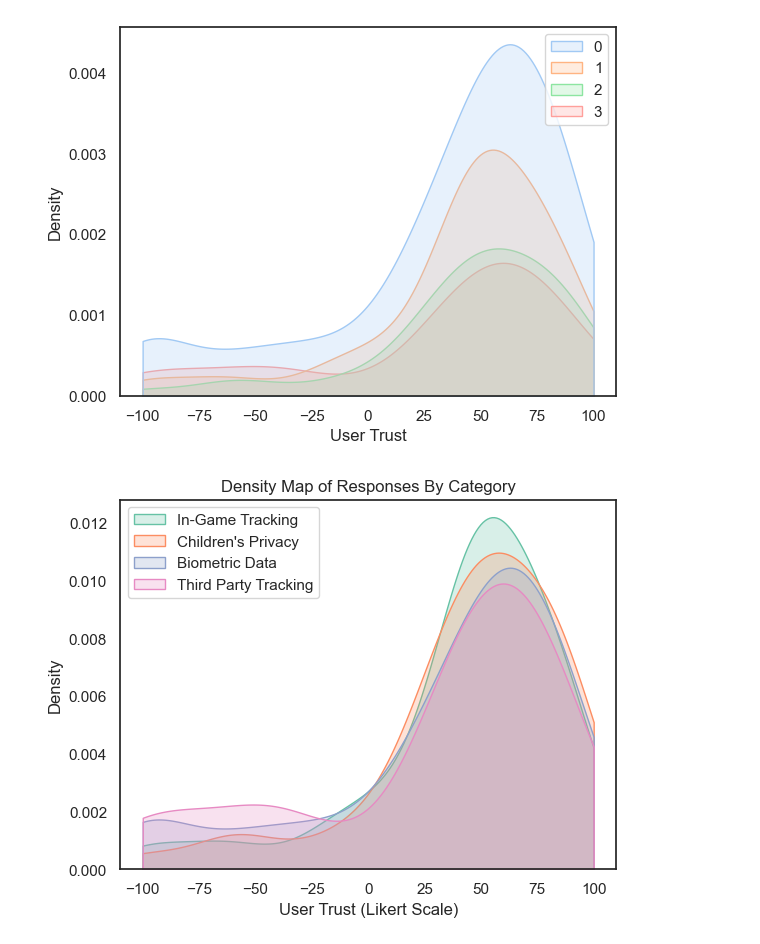
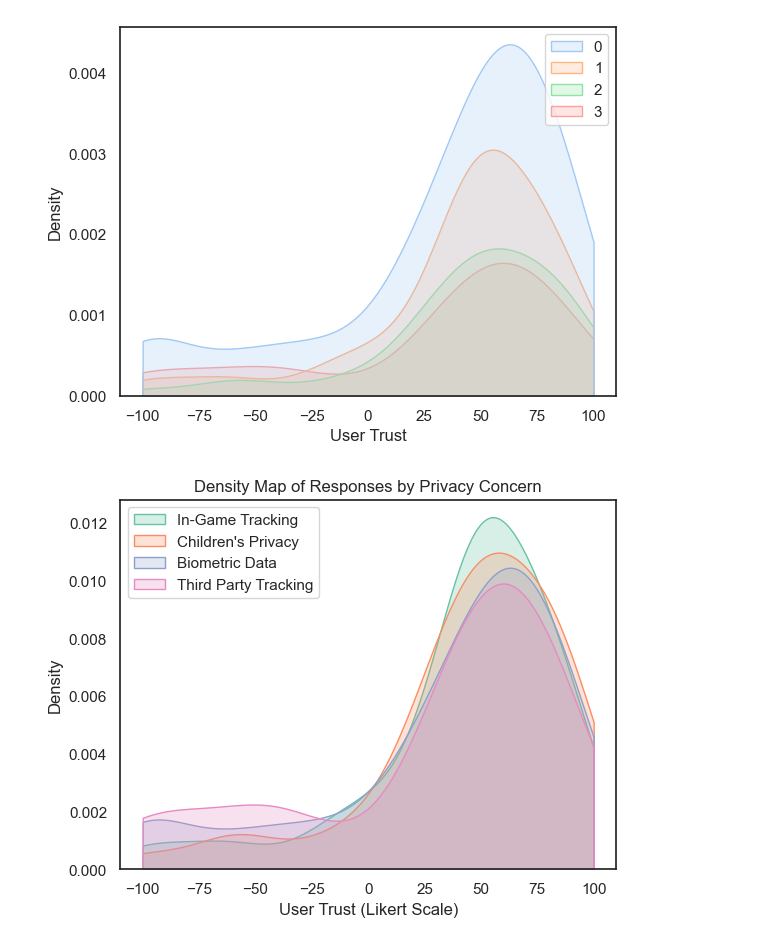
Before and after one commit to mojeanmac/privacy-survey-density-map, a Jupyter notebook: concatIgnoreIndex.ipynb, the cells around one changed output. Cells and saved outputs as stored; diff of their text form; code cells hidden in the pictures.

Commit message:
updated title

```diff
--- a/concatIgnoreIndex.ipynb
+++ b/concatIgnoreIndex.ipynb
@@ -109,25 +109,25 @@ Text(0.5, 0, 'User Trust')
 # %%
 #overall = concat([thirdparties, biometric, child, datatracking],axis=1)
 
 sns.set_palette("Set2")
 sns.kdeplot(datatracking,fill=True, clip=(-100, 100))
 sns.kdeplot(child,fill=True, clip=(-100, 100))
 sns.kdeplot(biometric,fill=True, clip=(-100, 100))
 sns.kdeplot(thirdparties,fill=True, clip=(-100, 100))
 
 plt.xlabel('User Trust (Likert Scale)')
-plt.title("Density Map of Responses By Category")
+plt.title("Density Map of Responses by Privacy Concern")
 plt.legend(loc = "upper left", labels=["In-Game Tracking", "Children's Privacy", "Biometric Data", "Third Party Tracking"])
 plt.savefig('plot.png', dpi=500, transparent=True)
 
 # sns.kdeplot(thirdparties, color = "g", label = "Third Parties")
 # sns.kdeplot(datatracking, color = "b", label = "Data Tracking")
 #sns.kdeplot(child, color = "y", label = "Child Safety")
 # sns.kdeplot(biometric, color = "r", label = "Biometric Data")
 # plt.xlabel('User Trust')
 # plt.show()
 # %% [output]
-[figure, old version]
+[figure, new version]
 # %%
 dailyAvg = (child.iloc[0:15] + thirdparties.iloc[0:15] + datatracking.iloc[0:15] + biometric.iloc[0:15]) /4
 monthlyAvg = (child.iloc[15:26] + thirdparties.iloc[15:26] + datatracking.iloc[15:26] + biometric.iloc[15:26]) /4
```
Also changed, not shown: parts of 1 cell of this notebook, 1 other file.
